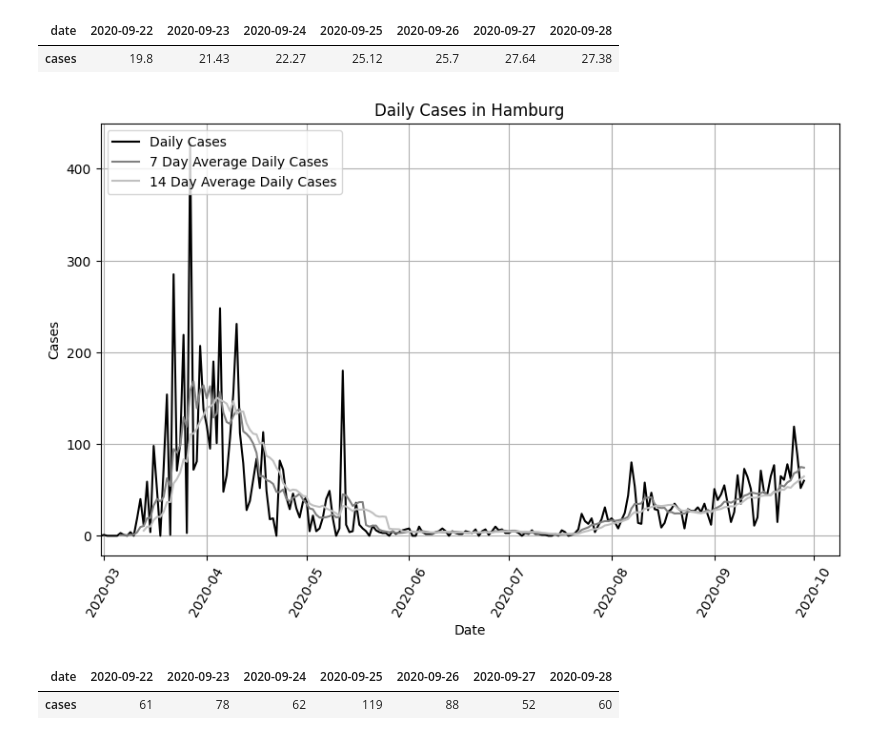
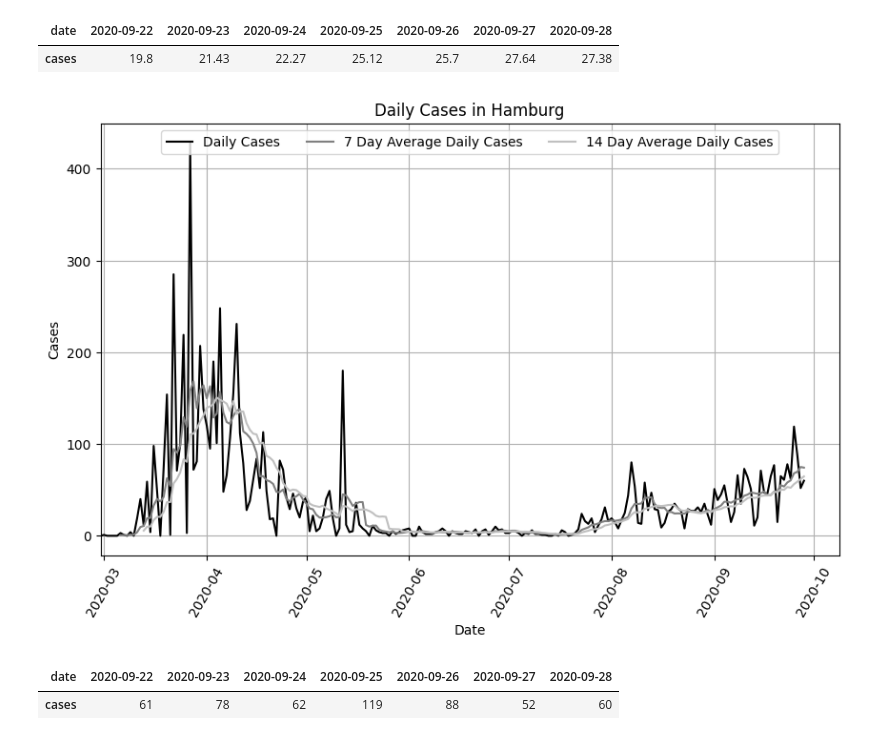
Before and after one commit to b3orn/corona-hamburg, a Jupyter notebook: corona-hamburg.ipynb, the cells around one changed output. Saved outputs shown, nothing was run; the diff lists cells and outputs as text; code cells hidden in the pictures.

```diff
--- a/corona-hamburg.ipynb
+++ b/corona-hamburg.ipynb
@@ -303,17 +303,17 @@ daily_cases_rolling7.tail(7).T
 # %%
 plt.plot(daily_cases.index, daily_cases.values, "black", label="Daily Cases")
 plt.plot(daily_cases_rolling7.index, daily_cases_rolling7 / 7, "grey", label="7 Day Average Daily Cases")
 plt.plot(daily_cases_rolling14.index, daily_cases_rolling14 / 14, "silver", label="14 Day Average Daily Cases")
 plt.title("Daily Cases in Hamburg")
-plt.legend(loc="upper left")
+plt.legend(loc="upper center", ncol=3)
 plt.xlabel("Date")
 plt.ylabel("Cases")
 plt.xticks(rotation=60)
 plt.xlim(xmin=daily_cases.index[0])
 plt.grid()
 plt.show()
 # %% [output]
-[figure, old version]
+[figure, new version]
 # %%
 daily_cases.tail(7).T
 # %% [output]
```
Also changed, not shown: parts of 3 cells of this notebook.
